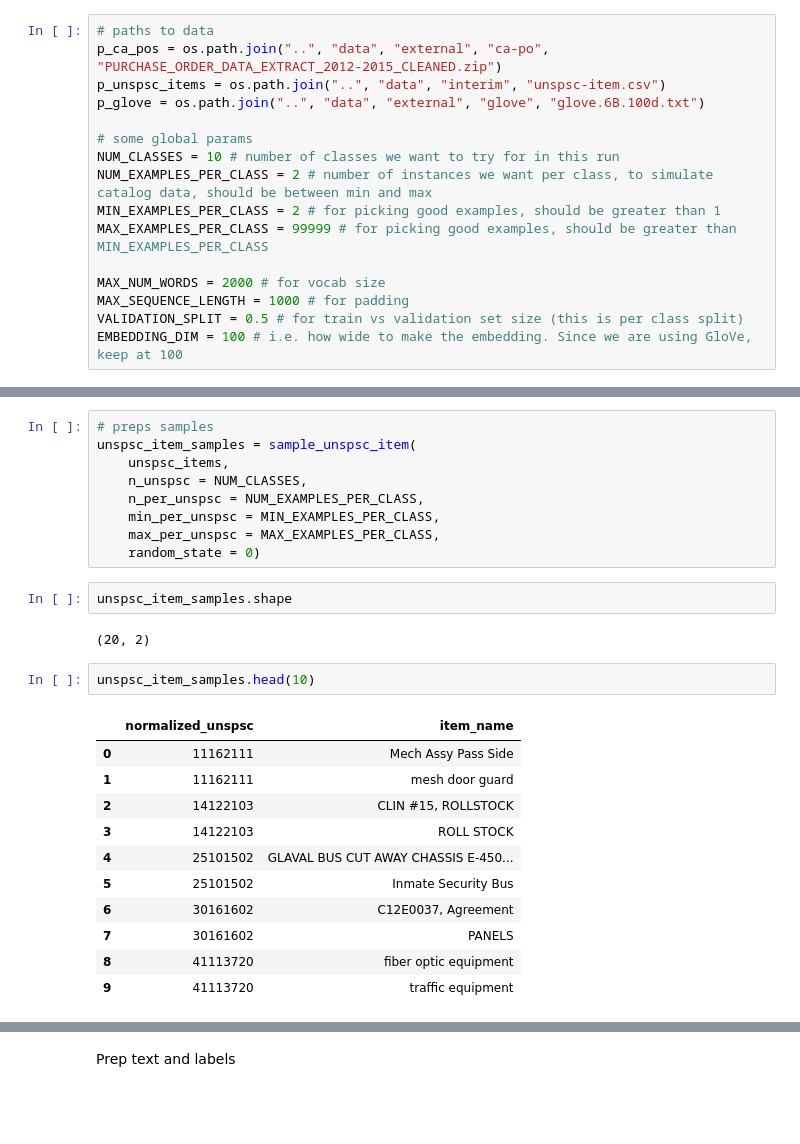
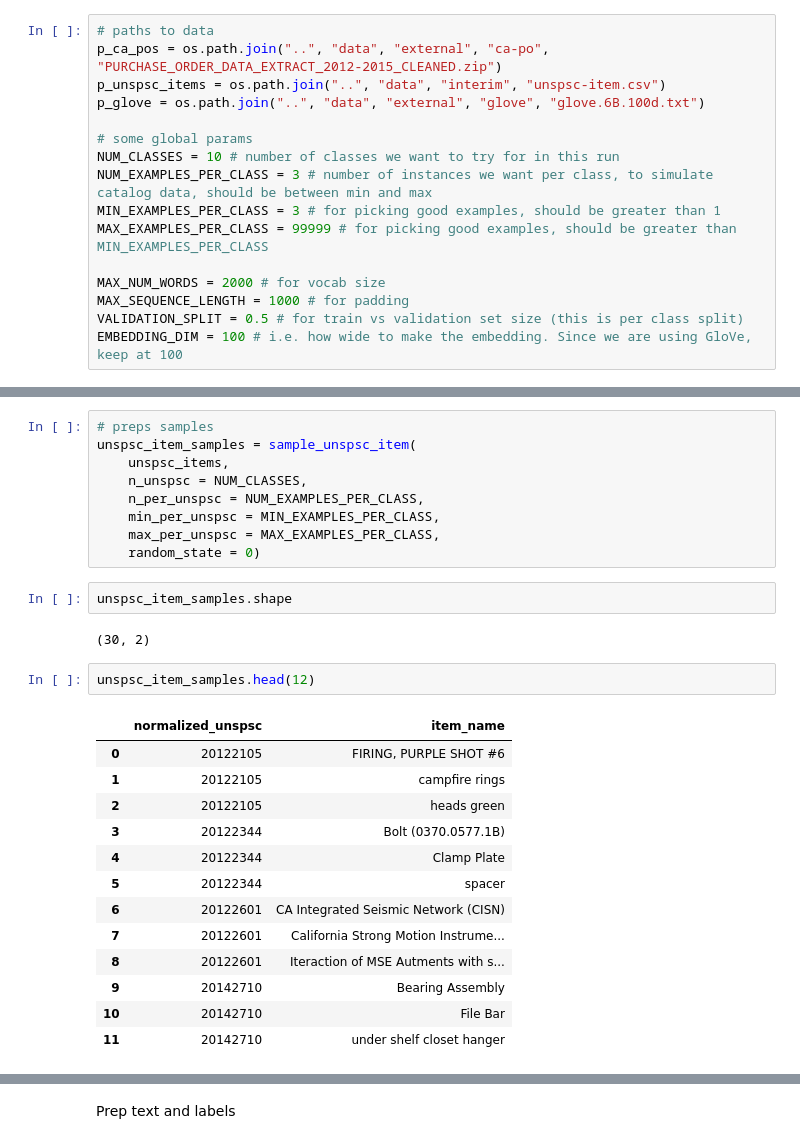
Before and after one commit to ucbiyyq/ucbiyyq-w266-proj, a Jupyter notebook: notebooks/scratch2.ipynb, the cells around one changed output, grey strips where cells are left out. Cells and saved outputs as stored; diff of their text form; blank space fills up the shorter version.

```diff
--- a/notebooks/scratch2.ipynb
+++ b/notebooks/scratch2.ipynb
@@ -245,8 +247,8 @@ p_glove = os.path.join("..", "data", "external", "glove", "glove.6B.100d.txt")
 
 # some global params
 NUM_CLASSES = 10 # number of classes we want to try for in this run
-NUM_EXAMPLES_PER_CLASS = 2 # number of instances we want per class, to simulate catalog data, should be between min and max
-MIN_EXAMPLES_PER_CLASS = 2 # for picking good examples, should be greater than 1
+NUM_EXAMPLES_PER_CLASS = 3 # number of instances we want per class, to simulate catalog data, should be between min and max
+MIN_EXAMPLES_PER_CLASS = 3 # for picking good examples, should be greater than 1
 MAX_EXAMPLES_PER_CLASS = 99999 # for picking good examples, should be greater than MIN_EXAMPLES_PER_CLASS
 
 MAX_NUM_WORDS = 2000 # for vocab size
@@ -318,21 +320,23 @@ unspsc_item_samples = sample_unspsc_item(
 # %%
 unspsc_item_samples.shape
 # %% [output]
-(20, 2)
+(30, 2)
 # %%
-unspsc_item_samples.head(10)
+unspsc_item_samples.head(12)
 # %% [output]
 |  | normalized_unspsc | item_name |
-| 0 | 11162111 | Mech Assy Pass Side |
-| 1 | 11162111 | mesh door guard |
-| 2 | 14122103 | CLIN #15, ROLLSTOCK |
-| 3 | 14122103 | ROLL STOCK |
-| 4 | 25101502 | GLAVAL BUS CUT AWAY CHASSIS E-450... |
-| 5 | 25101502 | Inmate Security Bus |
-| 6 | 30161602 | C12E0037, Agreement |
-| 7 | 30161602 | PANELS |
-| 8 | 41113720 | fiber optic equipment |
-| 9 | 41113720 | traffic equipment |
+| 0 | 20122105 | FIRING, PURPLE SHOT #6 |
+| 1 | 20122105 | campfire rings |
+| 2 | 20122105 | heads green |
+| 3 | 20122344 | Bolt (0370.0577.1B) |
+| 4 | 20122344 | Clamp Plate |
+| 5 | 20122344 | spacer |
+| 6 | 20122601 | CA Integrated Seismic Network (CISN) |
+| 7 | 20122601 | California Strong Motion Instrume... |
+| 8 | 20122601 | Iteraction of MSE Autments with s... |
+| 9 | 20142710 | Bearing Assembly |
+| 10 | 20142710 | File Bar |
+| 11 | 20142710 | under shelf closet hanger |
 # %%
 unspsc_item_samples.describe()
 # %% [output]
```
Also changed, not shown: parts of 14 cells of this notebook, 1 other file.
